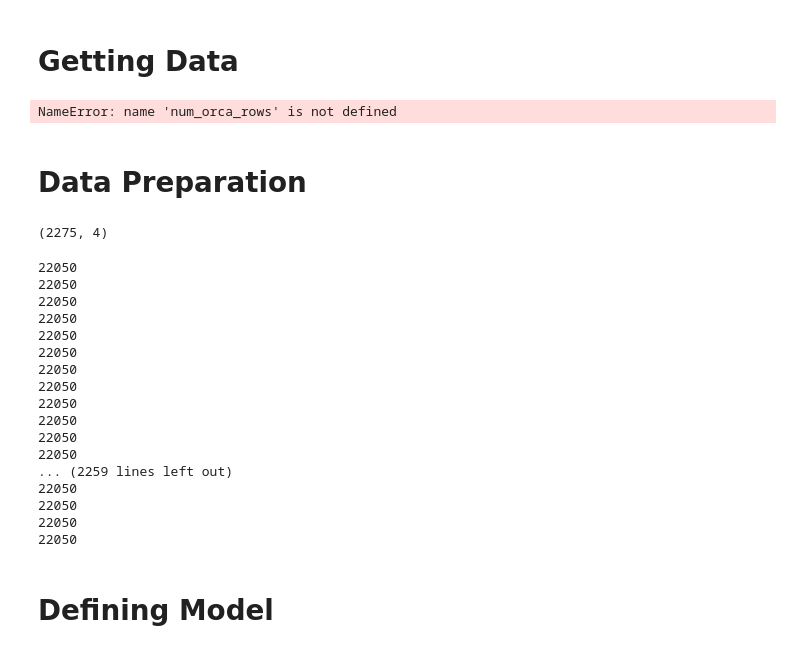
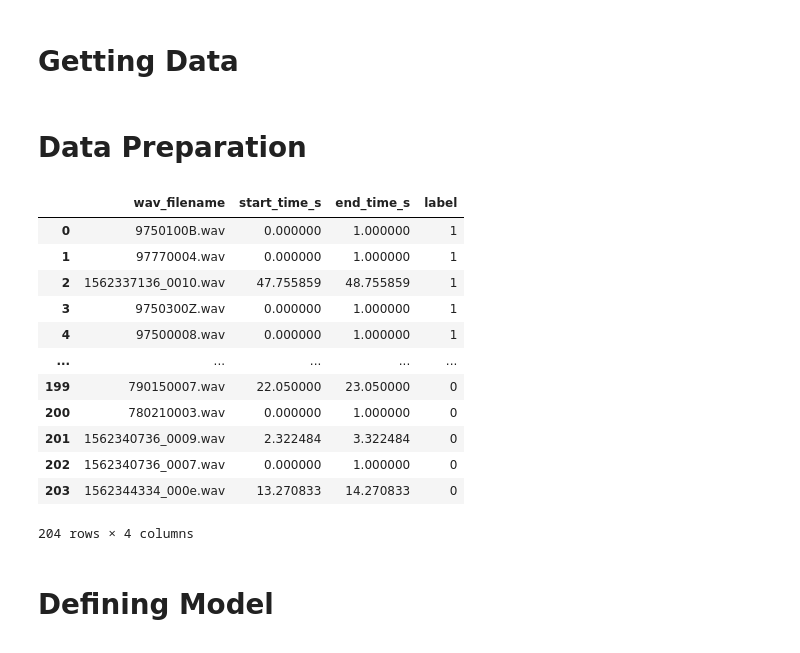
Before and after one commit to Denolle-Lab/OrcaSeis, a Jupyter notebook: cnn_pytorch.ipynb, the cells around one changed output. Saved outputs shown, nothing was run; the diff lists cells and outputs as text; code cells hidden in the pictures.

```diff
--- a/cnn_pytorch.ipynb
+++ b/cnn_pytorch.ipynb
@@ -28,24 +27,33 @@ os.chdir('data')
 orca_df = pd.read_csv("orca_data.csv")
 noise_df = pd.read_csv("noise_data.csv")
 # %%
-orca_df = orca_df.sample(n=num_orca_rows//20) # shape = (97, 3)
-noise_df = noise_df.sample(n=num_noise_rows//3) # shape = (107, 3)
+orca_df = orca_df.sample(n=len(orca_df)//20) # shape = (97, 3)
+noise_df = noise_df.sample(n=len(noise_df)//3) # shape = (107, 3)
-# %% [output]
-NameError: name 'num_orca_rows' is not defined
 # %% [markdown]
 # Data Preparation
 # %%
-# os.makedirs('orca_spectrogram')
-# os.makedirs('noise_spectrogram')
+os.makedirs('orca_spectrogram')
+os.makedirs('noise_spectrogram')
 
 # Add column with labels to orca_df and noise_df, then merge the two together
 orca_df['label'] = 1
 noise_df['label'] = 0
 data_df = pd.concat([orca_df, noise_df], ignore_index=True)
 num_total_data = len(data_df) # 1 data = 1 row in df
-data_df.shape
 # %% [output]
+|  | wav_filename | start_time_s | end_time_s | label |
+| 0 | 9750100B.wav | 0.000000 | 1.000000 | 1 |
+| 1 | 97770004.wav | 0.000000 | 1.000000 | 1 |
+| 2 | 1562337136_0010.wav | 47.755859 | 48.755859 | 1 |
+| 3 | 9750300Z.wav | 0.000000 | 1.000000 | 1 |
+| 4 | 97500008.wav | 0.000000 | 1.000000 | 1 |
+| ... | ... | ... | ... | ... |
+| 199 | 790150007.wav | 22.050000 | 23.050000 | 0 |
+| 200 | 780210003.wav | 0.000000 | 1.000000 | 0 |
+| 201 | 1562340736_0009.wav | 2.322484 | 3.322484 | 0 |
+| 202 | 1562340736_0007.wav | 0.000000 | 1.000000 | 0 |
+| 203 | 1562344334_000e.wav | 13.270833 | 14.270833 | 0 |
-(2275, 4)
+204 rows × 4 columns
 # %%
 dir_path = '/home/ajm76/OrcaSeis/data'
 
@@ -78,24 +86,6 @@ for index, row in data_df.iterrows():
     else:
         dir_name = 'noise_spectrogram'
     np.save(os.path.join(dir_path, dir_name, str(index) + '.npy'), S_db)
-# %% [output]
-22050
-22050
-22050
-22050
-22050
-22050
-22050
-22050
-22050
-22050
-22050
-22050
-... (2259 lines left out)
-22050
-22050
-22050
-22050
 # %%
 start=-50
 input_window_length=100 # in seconds
```
Also changed, not shown: parts of 4 cells of this notebook, 4 other files.
